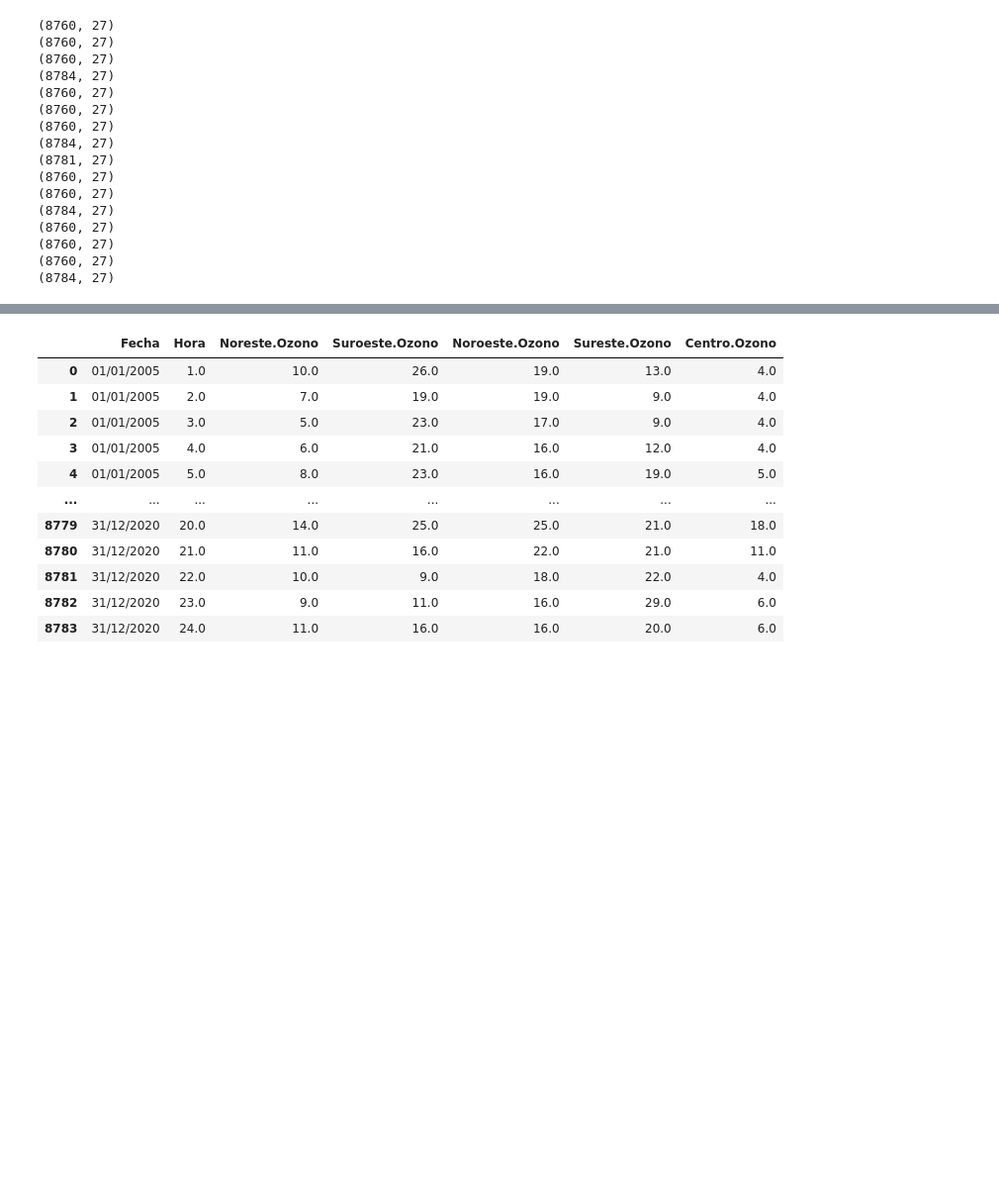
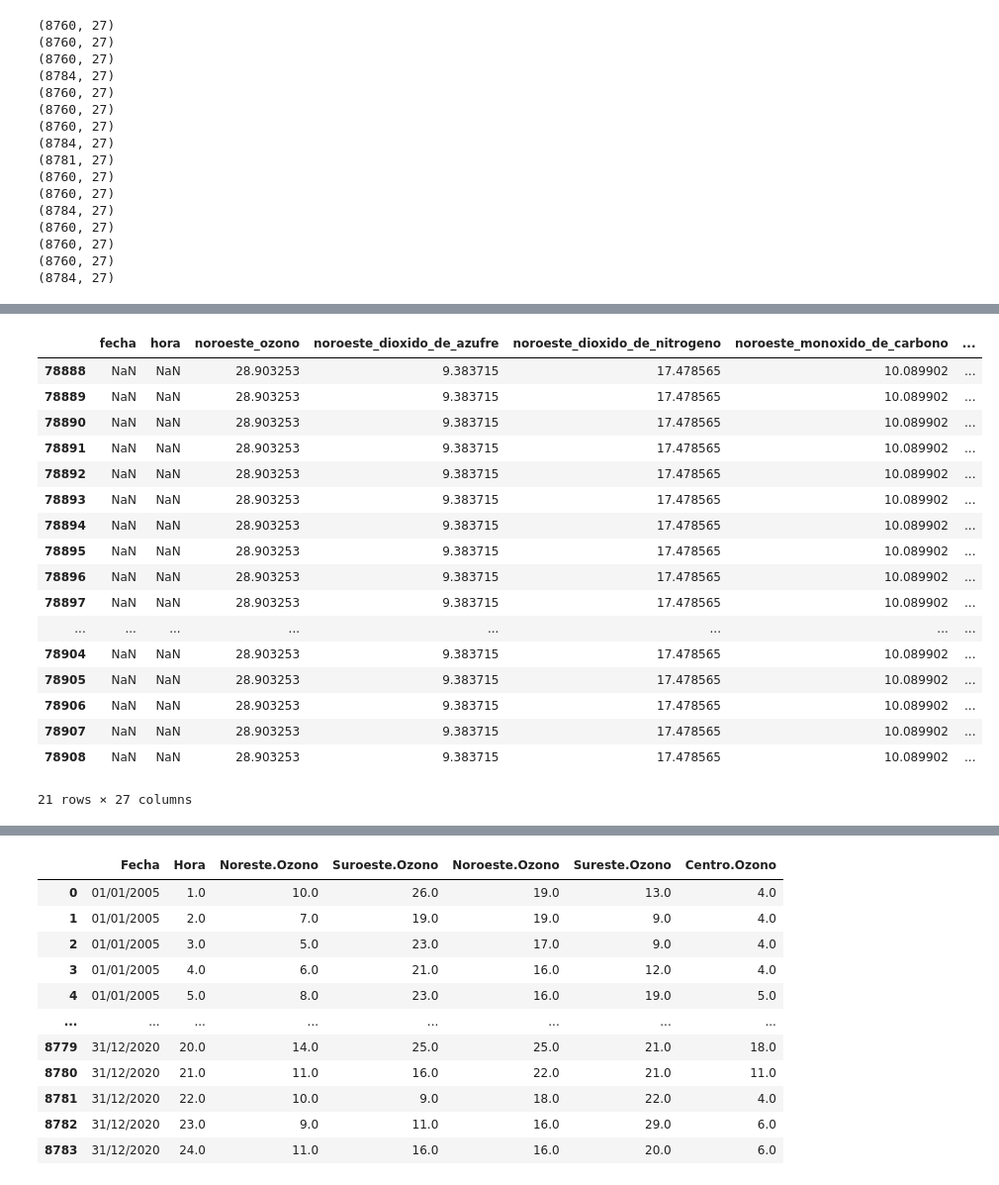
Before and after one commit to BettySanchez7/Analisis_Calidad_AireCDMX_Python, a Jupyter notebook: Procesamiento_Datos.ipynb, the cells around one changed output, grey strips where cells are left out. Shown at 99% size. Saved outputs shown, nothing was run; the diff lists cells and outputs as text; code cells hidden in the pictures; blank space fills up the shorter version.

```diff
--- a/Procesamiento_Datos.ipynb
+++ b/Procesamiento_Datos.ipynb
@@ -141,8 +205,18 @@ for i in range(0,16):
 (8760, 27)
 (8784, 27)
 # %%
-#Renombramos todas las columnas para no generar problemas por los nombres de las mismas
+#Renombramos todas las columnas para no generar problemas al momento de concatenar
 #DF_list2[0].columns
-#indices
+
+nombres_columnas=( "fecha"           ,        "hora"                ,          "noroeste_ozono"               ,
+ "noroeste_dioxido_de_azufre"   , "noroeste_dioxido_de_nitrogeno", "noroeste_monoxido_de_carbono" ,
+ "noroeste_pm10"                , "noreste_ozono"                , "noreste_dioxido_de_azufre"    ,
+ "noreste_dioxido_de_nitrogeno" , "noreste_monoxido_de_carbono"  , "noreste_pm10"                 ,
+ "centro_ozono"                 , "centro_dioxido_de_azufre"     , "centro_dioxido_de_nitrogeno"  ,
+ "centro_monoxido_de_carbono"   , "centro_pm10"                  , "suroeste_ozono"               ,
+ "suroeste_dioxido_de_azufre"   , "suroeste_dioxido_de_nitrogeno", "suroeste_monoxido_de_carbono" ,
+ "suroeste_pm10"                , "sureste_ozono"                , "sureste_dioxido_de_azufre"    ,
+ "sureste_dioxido_de_nitrogeno" , "sureste_monoxido_de_carbono"  , "sureste_pm10" )
+
 for i in DF_list2:
-    i.columns = indices
+    i.columns = nombres_columnas
@@ -207,0 +267,6 @@ dtype: int64
+# %%
+#Llenando los valores numéricos con el valor promedio
+DF_all_subset=DF_all.loc[:,"noroeste_ozono":"sureste_pm10"]
+
+for i in DF_all_subset.columns:
+    DF_all[i]=DF_all[i].fillna(DF_all[i].mean())
@@ -207,0 +294,22 @@ dtype: int64
+# %%
+#Revisando valores nulos de fechas
+DF_all[DF_all["fecha"].isna()]
+# %% [output]
+|  | fecha | hora | noroeste_ozono | noroeste_dioxido_de_azufre | noroeste_dioxido_de_nitrogeno | noroeste_monoxido_de_carbono | ... |
+| 78888 | NaN | NaN | 28.903253 | 9.383715 | 17.478565 | 10.089902 | ... |
+| 78889 | NaN | NaN | 28.903253 | 9.383715 | 17.478565 | 10.089902 | ... |
+| 78890 | NaN | NaN | 28.903253 | 9.383715 | 17.478565 | 10.089902 | ... |
+| 78891 | NaN | NaN | 28.903253 | 9.383715 | 17.478565 | 10.089902 | ... |
+| 78892 | NaN | NaN | 28.903253 | 9.383715 | 17.478565 | 10.089902 | ... |
+| 78893 | NaN | NaN | 28.903253 | 9.383715 | 17.478565 | 10.089902 | ... |
+| 78894 | NaN | NaN | 28.903253 | 9.383715 | 17.478565 | 10.089902 | ... |
+| 78895 | NaN | NaN | 28.903253 | 9.383715 | 17.478565 | 10.089902 | ... |
+| 78896 | NaN | NaN | 28.903253 | 9.383715 | 17.478565 | 10.089902 | ... |
+| 78897 | NaN | NaN | 28.903253 | 9.383715 | 17.478565 | 10.089902 | ... |
+| ... | ... | ... | ... | ... | ... | ... | ... |
+| 78904 | NaN | NaN | 28.903253 | 9.383715 | 17.478565 | 10.089902 | ... |
+| 78905 | NaN | NaN | 28.903253 | 9.383715 | 17.478565 | 10.089902 | ... |
+| 78906 | NaN | NaN | 28.903253 | 9.383715 | 17.478565 | 10.089902 | ... |
+| 78907 | NaN | NaN | 28.903253 | 9.383715 | 17.478565 | 10.089902 | ... |
+| 78908 | NaN | NaN | 28.903253 | 9.383715 | 17.478565 | 10.089902 | ... |
+21 rows × 27 columns
```
Also changed, not shown: parts of 36 cells of this notebook.
